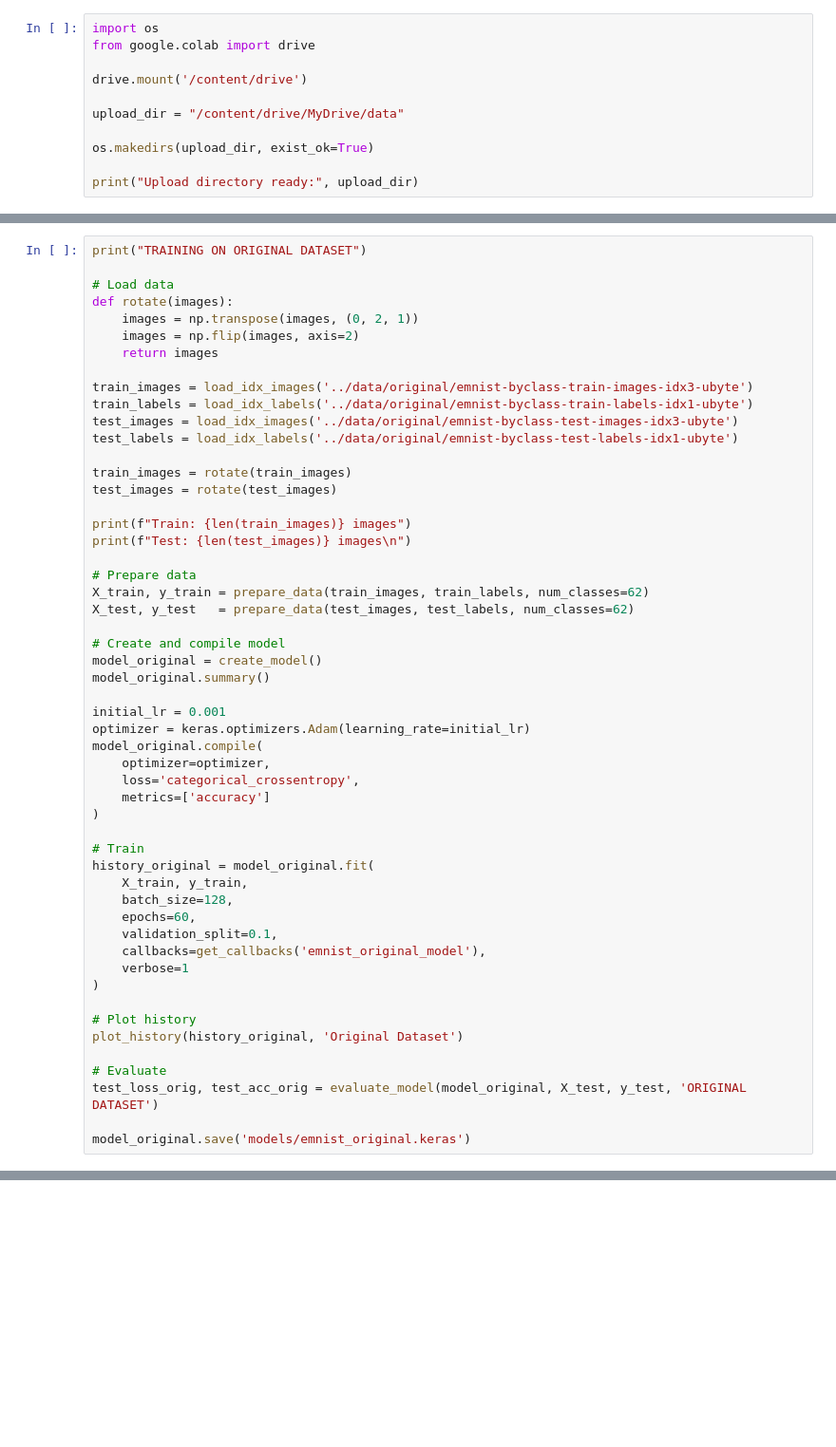
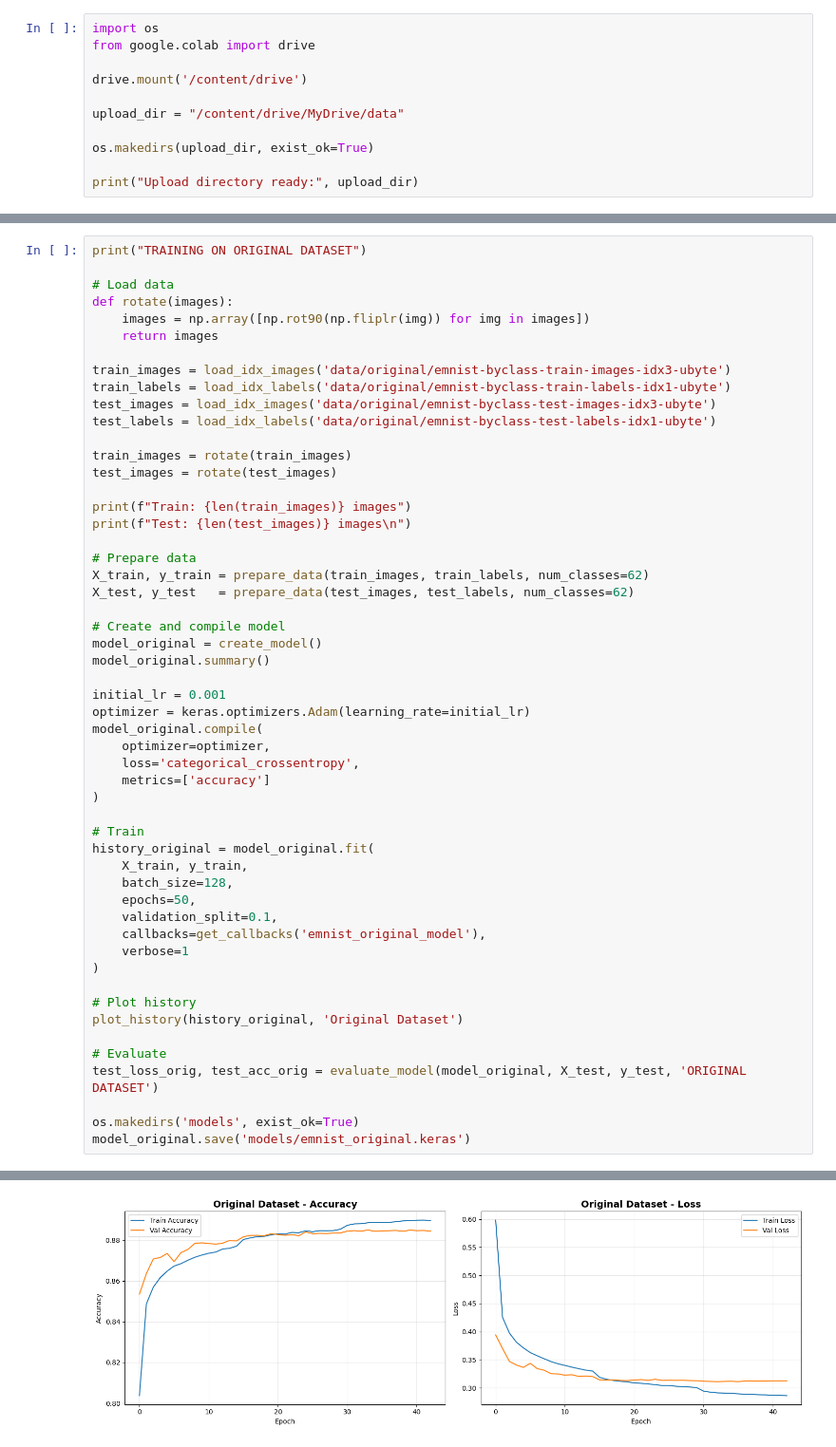
Before and after one commit to Minh1billion/emnist-byclass-regconition-image-processing-project, a Jupyter notebook: notebooks/03_train_models.ipynb, the cells around one changed output, grey strips where cells are left out. Shown: that part at 95% size. Cells and saved outputs as stored; diff of their text form; blank space fills up the shorter version.

```diff
--- a/notebooks/03_train_models.ipynb
+++ b/notebooks/03_train_models.ipynb
@@ -200,14 +269,13 @@ print("TRAINING ON ORIGINAL DATASET")
 
 # Load data
 def rotate(images):
-    images = np.transpose(images, (0, 2, 1))
-    images = np.flip(images, axis=2)
+    images = np.array([np.rot90(np.fliplr(img)) for img in images])
     return images
 
-train_images = load_idx_images('../data/original/emnist-byclass-train-images-idx3-ubyte')
-train_labels = load_idx_labels('../data/original/emnist-byclass-train-labels-idx1-ubyte')
-test_images = load_idx_images('../data/original/emnist-byclass-test-images-idx3-ubyte')
-test_labels = load_idx_labels('../data/original/emnist-byclass-test-labels-idx1-ubyte')
+train_images = load_idx_images('data/original/emnist-byclass-train-images-idx3-ubyte')
+train_labels = load_idx_labels('data/original/emnist-byclass-train-labels-idx1-ubyte')
+test_images = load_idx_images('data/original/emnist-byclass-test-images-idx3-ubyte')
+test_labels = load_idx_labels('data/original/emnist-byclass-test-labels-idx1-ubyte')
 
 train_images = rotate(train_images)
 test_images = rotate(test_images)
@@ -235,7 +303,7 @@ model_original.compile(
 history_original = model_original.fit(
     X_train, y_train,
     batch_size=128,
-    epochs=60,
+    epochs=50,
     validation_split=0.1,
     callbacks=get_callbacks('emnist_original_model'),
     verbose=1
@@ -247,4 +315,6 @@ plot_history(history_original, 'Original Dataset')
 # Evaluate
 test_loss_orig, test_acc_orig = evaluate_model(model_original, X_test, y_test, 'ORIGINAL DATASET')
 
+os.makedirs('models', exist_ok=True)
 model_original.save('models/emnist_original.keras')
+# %% [output]
@@ -250,0 +362 @@ model_original.save('models/emnist_original.keras')
+[figure, added]
```
Also changed, not shown: parts of 7 cells of this notebook.
